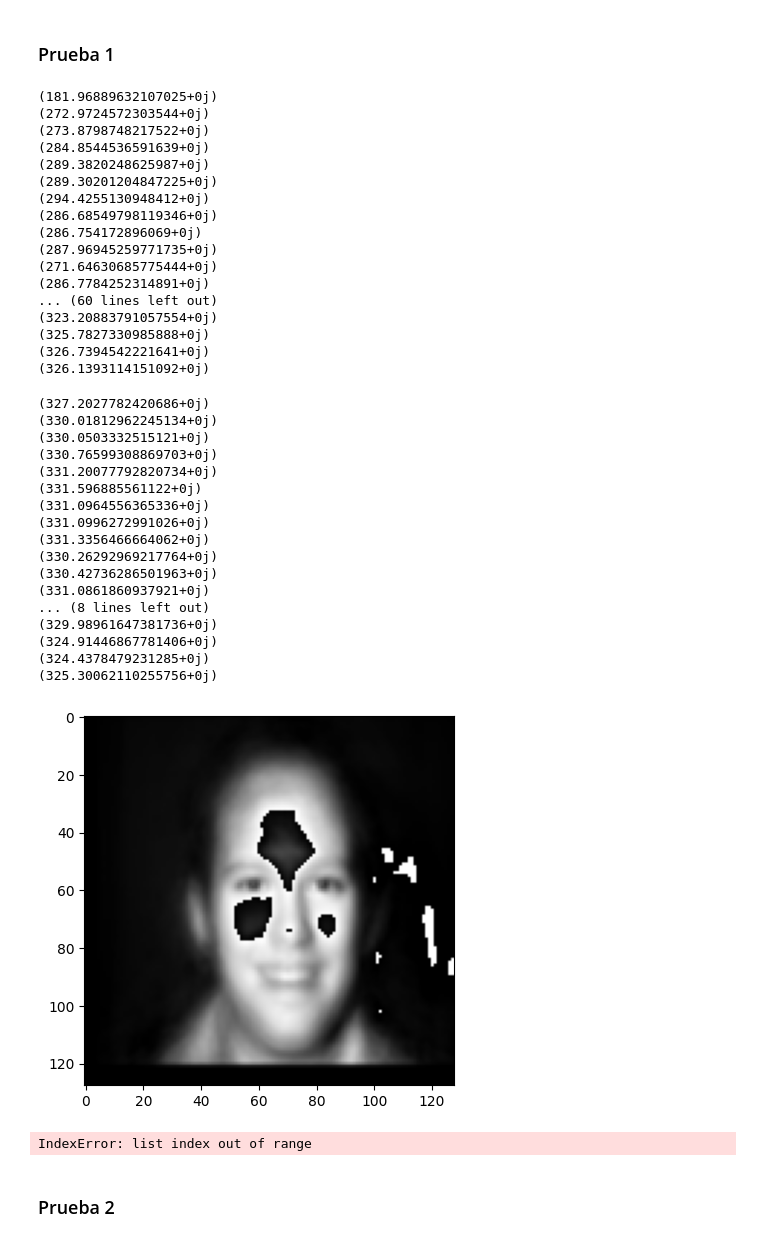
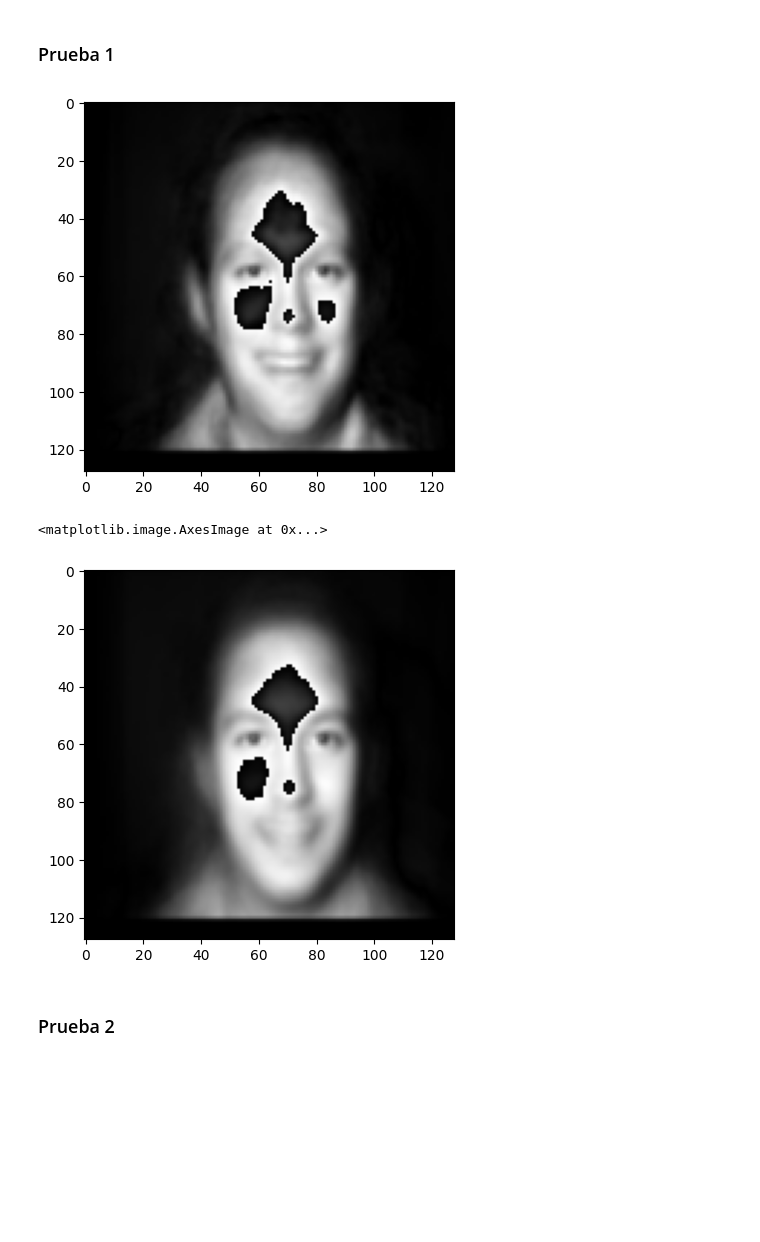
Before and after one commit to FranciscoAng/Eigenfaces, a Jupyter notebook: Eigenfaces.ipynb, the cells around one changed output. Drawn from its saved outputs; the diff is of its cells as text; code cells hidden in the pictures; blank space fills up the shorter version.

```diff
--- a/Eigenfaces.ipynb
+++ b/Eigenfaces.ipynb
@@ -7,11 +10,16 @@ import matplotlib.pyplot as plt
 from matplotlib import cm
 # %%
 original_images = list()
-for i in np.random.randint(1223,5222,3000): #Agregar de forma aleatoria las imagenes disponibles
+#Open available images randomly
+for i in np.random.randint(1223,5222,3000):
     try:
-        original_images.append(np.reshape(np.fromfile("rawdata/"+str(i),dtype=np.uint8),(128,128))) #Agregarlas si existe el directorio
+        #Open file
+        original_images.append(np.reshape(np.fromfile("rawdata/rawdata/"+str(i),dtype=np.uint8),(128,128))) #Agregarlas si existe el directorio
     except:
         pass
-print(len(original_images)) #Numero de imagenes de prueba
-plt.imshow(original_images[5],cmap=cm.gray) #Mostrar alguna imagen
+
+#Test images length
+print(len(original_images))
+#Display an image
+plt.imshow(original_images[5],cmap=cm.gray)
 # %% [output]
@@ -113,0 +98,12 @@ At * A shape:  (2990, 2990)
+# %%
+# Number of components
+components = 200
+
+# Mean value of images
+means = X.mean(axis=0)
+# Size of mean vector (must be the number of pixels)
+print("mean shape: ",means.shape)
+# A matrix
+A = (X-means).T
+# Size of A
+print("A shape: ",A.shape)
@@ -153,7 +159,7 @@ axs[1, 1].imshow(np.reshape(np.abs(y[3,:]),(128,128)),cmap=cm.gray) #Mostrar alg
 # %% [markdown]
 ## Image Reconstruction
 # %%
-Timage = np.reshape(np.fromfile("rawdata/4877",dtype=np.uint8),(128,128)) #Imagen de prueba 1, de los datos de prueba en /rawdata
+Timage = np.reshape(np.fromfile("rawdata/rawdata/4877",dtype=np.uint8),(128,128)) #Imagen de prueba 1, de los datos de prueba en /rawdata
 
 Timage2 = Image.open("test.jpg").convert("L") #Imagen de prueba 2
 Timage2 = Timage2.resize((128,128))
@@ -176,63 +182,30 @@ k = range(0,components,1) #Numero de valores caracteristicos a tomar para la pru
 # %%
 frames = [] #Arreglo para guardar la animacion
 values, residuals, rank, singular = np.linalg.lstsq(u,x1,rcond=None) #Obtener los eigenvalores de la imagen segun los vectores caracteristicos
 
 #Indices ordenados de forma descendente segun la magnitud de los eigenvalores
 sorted = np.argsort(values)
 sorted = np.flip(sorted_i)
 
 #Para cada frame con un determinado numero de caracteristicas
 for f in k:#sorted[:components]:
     reconstruct = u[:,:f] @ values[:f] #Multiplicar los eigenvectores por los valores caracteristicos
-    reconstruct = np.reshape(reconstruct + means,(128,128)) #Reconstruir el vector en una imagen
-    print(np.max(reconstruct))
+    reconstruct = np.reshape(abs(reconstruct + means),(128,128)) #Reconstruir el vector en una imagen
+    #print(np.max(reconstruct))
     resIm = Image.fromarray(reconstruct.astype(np.uint8)).convert("P")
     plt.imshow(resIm)
     frames.append(resIm) #Agregar la imagen a la lista de frames
     #frames.append(reconstruct)
 
 frames[0].save('res1.gif',
                save_all=True, append_images=frames[1:], optimize=False, duration=50, loop=0) #Guardar los frames en un gif
 # %% [output]
-(181.96889632107025+0j)
-(272.9724572303544+0j)
-(273.8798748217522+0j)
-(284.8544536591639+0j)
-(289.3820248625987+0j)
-(289.30201204847225+0j)
-(294.4255130948412+0j)
-(286.68549798119346+0j)
-(286.754172896069+0j)
-(287.96945259771735+0j)
-(271.64630685775444+0j)
-(286.7784252314891+0j)
-... (60 lines left out)
-(323.20883791057554+0j)
-(325.7827330985888+0j)
-(326.7394542221641+0j)
-(326.1393114151092+0j)
-(327.2027782420686+0j)
-(330.01812962245134+0j)
-(330.0503332515121+0j)
-(330.76599308869703+0j)
-(331.20077792820734+0j)
-(331.596885561122+0j)
-(331.0964556365336+0j)
-(331.0996272991026+0j)
-(331.3356466664062+0j)
-(330.26292969217764+0j)
-(330.42736286501963+0j)
-(331.0861860937921+0j)
-... (8 lines left out)
-(329.98961647381736+0j)
-(324.91446867781406+0j)
-(324.4378479231285+0j)
-(325.30062110255756+0j)
-[figure, old version]
+[figure, new version]
 # %%
 plt.imshow(frames[30],cmap=cm.gray)
 # %% [output]
-IndexError: list index out of range
+<matplotlib.image.AxesImage at 0x...>
+[figure, added]
 # %% [markdown]
 ### Prueba 2
 # %%
```
Also changed, not shown: parts of 15 cells of this notebook, 2 other files.
